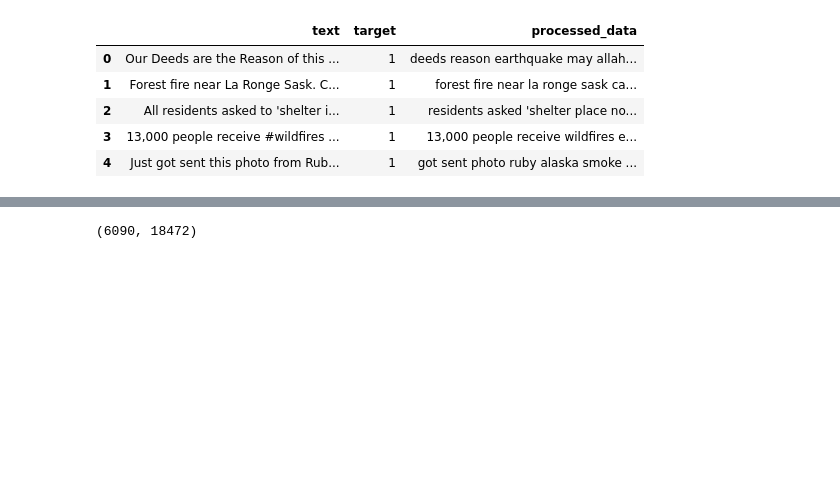
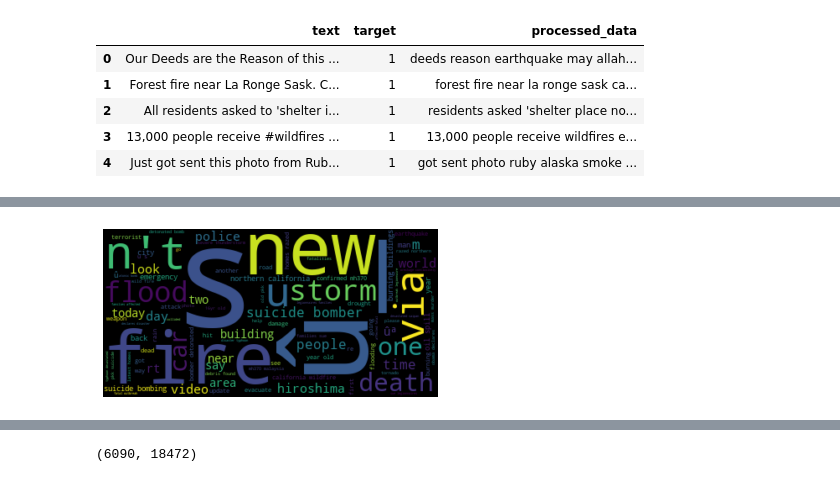
Before and after one commit to GeorgeFerre/NLP_Disaster_Tweets, a Jupyter notebook: Tweet_Training.ipynb, the cells around one changed output, grey strips where cells are left out. Saved outputs shown, nothing was run; the diff lists cells and outputs as text; code cells hidden in the pictures; blank space fills up the shorter version.

```diff
--- a/Tweet_Training.ipynb
+++ b/Tweet_Training.ipynb
@@ -38,2 +52,5 @@ memory usage: 119.1+ KB
 # %%
 stopwords_list = stopwords.words('english') + list(string.punctuation)
+stopwords_list += ['http', 'https', 't.co', 'amp', '//t.co/']
+
+stopwords_list
@@ -74,3 +89,5 @@ tweet_df.head()
 | 2 | All residents asked to 'shelter i... | 1 | residents asked 'shelter place no... |
 | 3 | 13,000 people receive #wildfires ... | 1 | 13,000 people receive wildfires e... |
 | 4 | Just got sent this photo from Rub... | 1 | got sent photo ruby alaska smoke ... |
+# %%
+tweet_df['processed_data']=tweet_df['processed_data'].str.replace(r'(//t.co/)\w*', '')
@@ -76,0 +110,14 @@ tweet_df.head()
+# %%
+true_tweets = tweet_df[tweet_df['target']==1]['processed_data']
+false_tweets = tweet_df[tweet_df['target']==0]['processed_data']
+
+true_text = " ".join(tweet for tweet in true_tweets)
+false_text = " ".join(tweet for tweet in false_tweets)
+# %%
+truecloud = WordCloud().generate(true_text)
+
+plt.imshow(truecloud, interpolation='bilinear')
+plt.axis('off')
+plt.show();
+# %% [output]
+[figure, added]
```
Also changed, not shown: parts of 10 cells of this notebook.
